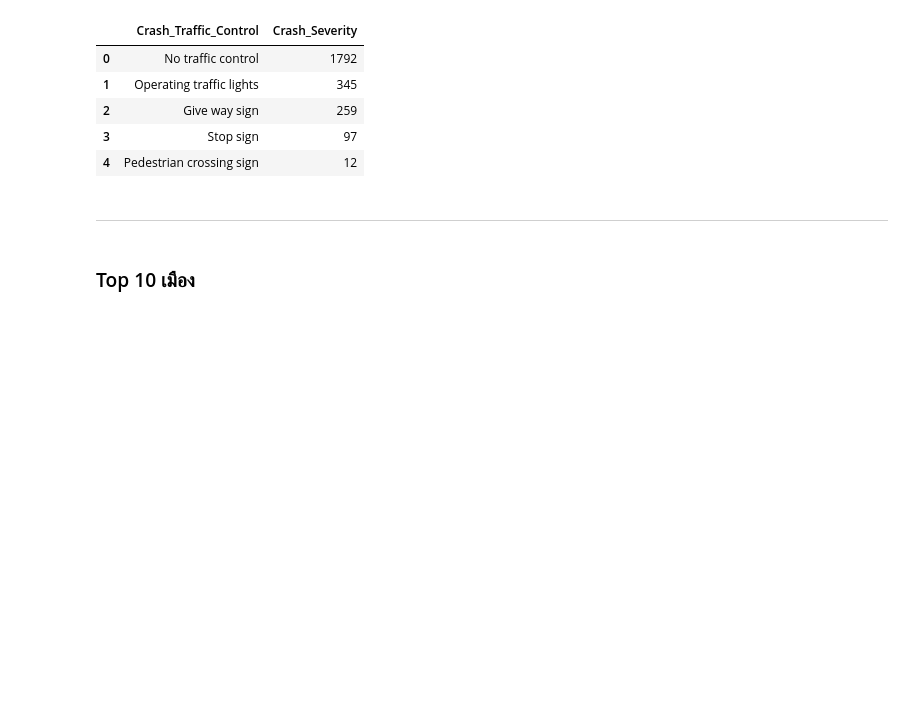
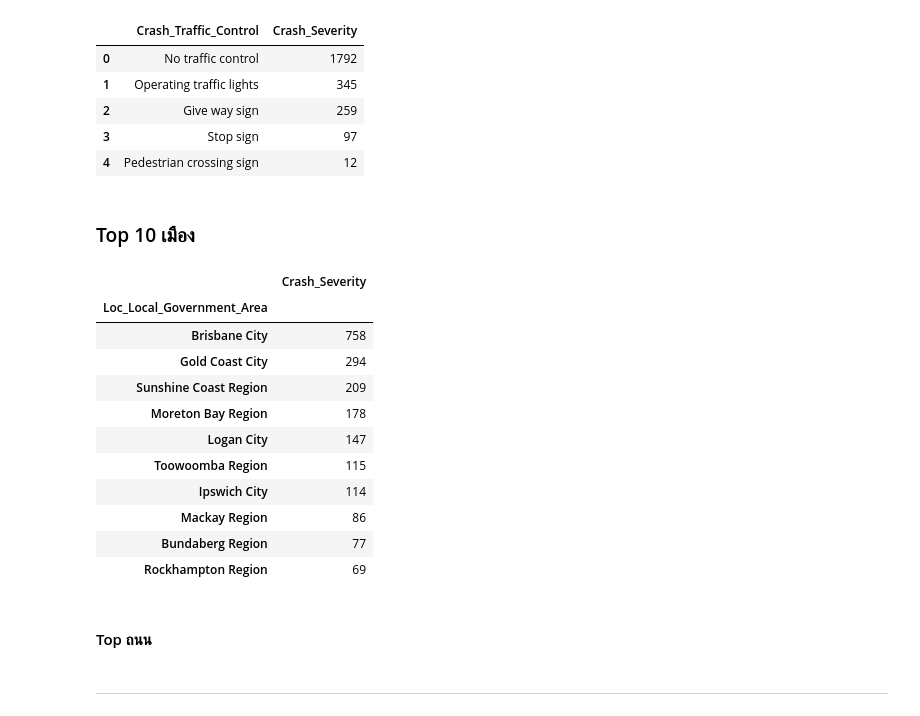
Before and after one commit to sarocha19/Assignment, a Jupyter notebook: assingment.ipynb, the cells around one changed output. Saved outputs shown, nothing was run; the diff lists cells and outputs as text; code cells hidden in the pictures; blank space fills up the shorter version.

```diff
--- a/assingment.ipynb
+++ b/assingment.ipynb
@@ -566 +560,21 @@ fig.update_layout(
 fig.show()
+# %% [markdown]
+### Top 10 เมือง
+# %%
+#top_10
+Local_count = roaddata_y2005.groupby('Loc_Local_Government_Area')['Crash_Severity'].count().nlargest(10).reset_index()
+Local_count.set_index('Loc_Local_Government_Area', inplace=True)
+Local_count
+# %% [output]
+|  | Crash_Severity |
+| Loc_Local_Government_Area |  |
+| Brisbane City | 758 |
+| Gold Coast City | 294 |
+| Sunshine Coast Region | 209 |
+| Moreton Bay Region | 178 |
+| Logan City | 147 |
+| Toowoomba Region | 115 |
+| Ipswich City | 114 |
+| Mackay Region | 86 |
+| Bundaberg Region | 77 |
+| Rockhampton Region | 69 |
@@ -566,0 +590,2 @@ fig.show()
+# %% [markdown]
+#### Top ถนน
@@ -567,4 +601,2 @@ fig.show()
 # %% [markdown]
 --------------------------------------------------------------------------------------------------------------------------------
-# %% [markdown]
-### Top 10 เมือง
```
Also changed, not shown: parts of 8 cells of this notebook.
